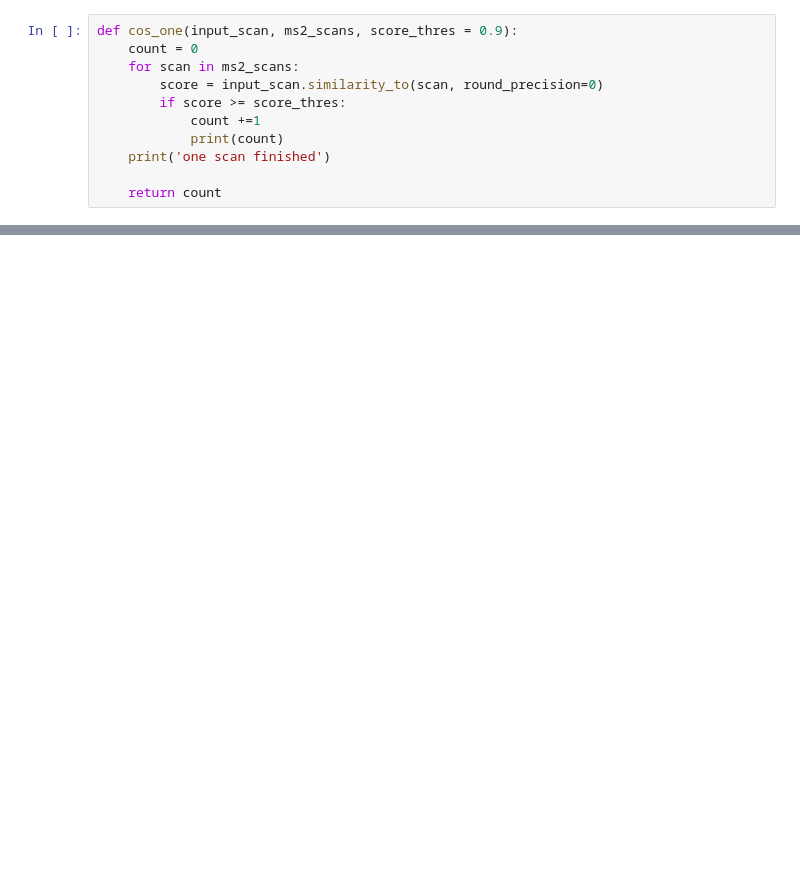
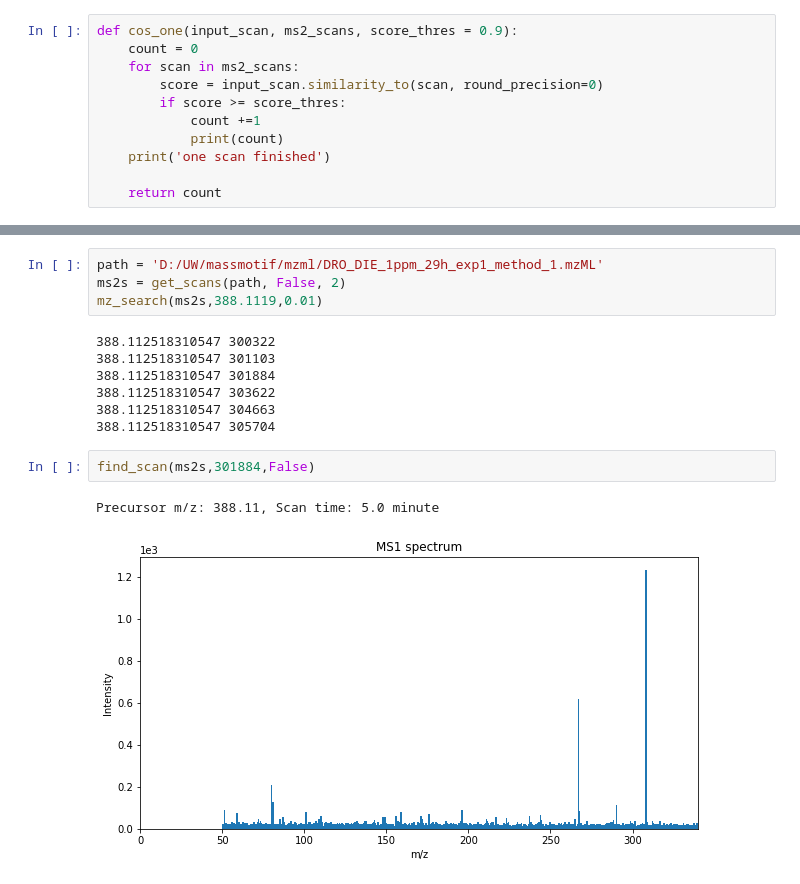
Before and after one commit to XiminHu/massmotif, a Jupyter notebook: dev/Massmotif-firstdev.ipynb, the cells around one changed output, grey strips where cells are left out. Saved outputs shown, nothing was run; the diff lists cells and outputs as text; blank space fills up the shorter version.

```diff
--- a/dev/Massmotif-firstdev.ipynb
+++ b/dev/Massmotif-firstdev.ipynb
@@ -197,0 +253,16 @@ def cos_one(input_scan, ms2_scans, score_thres = 0.9):
+# %%
+path = 'D:/UW/massmotif/mzml/DRO_DIE_1ppm_29h_exp1_method_1.mzML'
+ms2s = get_scans(path, False, 2)
+mz_search(ms2s,388.1119,0.01)
+# %% [output]
+388.112518310547 300322
+388.112518310547 301103
+388.112518310547 301884
+388.112518310547 303622
+388.112518310547 304663
+388.112518310547 305704
+# %%
+find_scan(ms2s,301884,False)
+# %% [output]
+Precursor m/z: 388.11, Scan time: 5.0 minute
+[figure, added]
```
Also changed, not shown: parts of 6 cells of this notebook, 4 other files.
